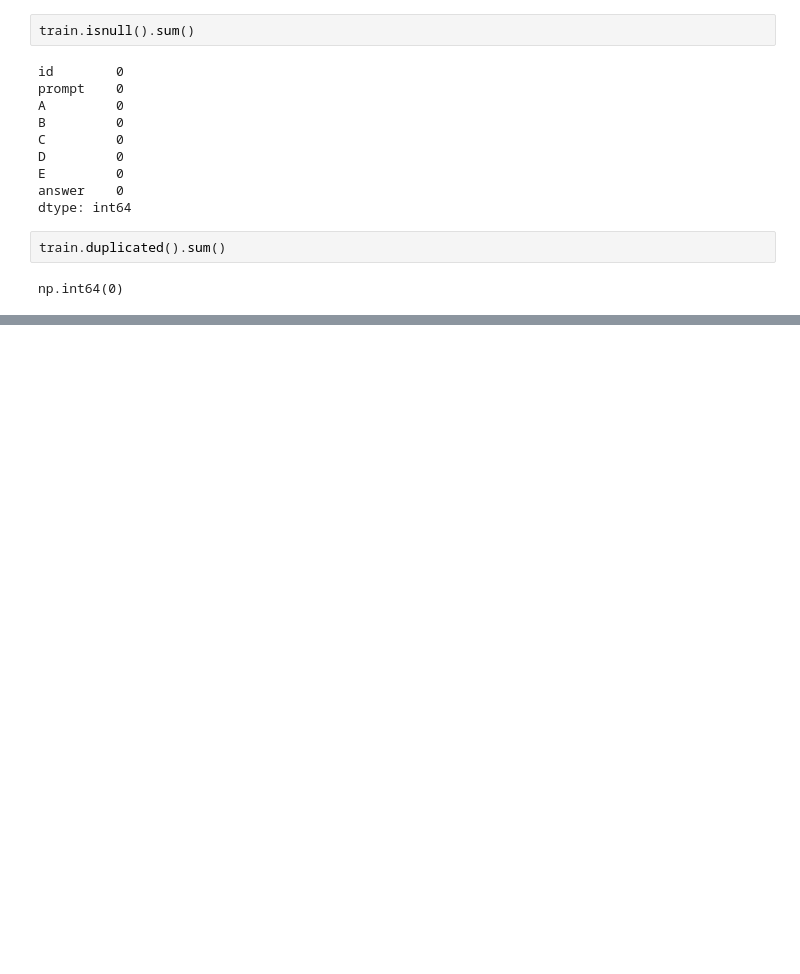
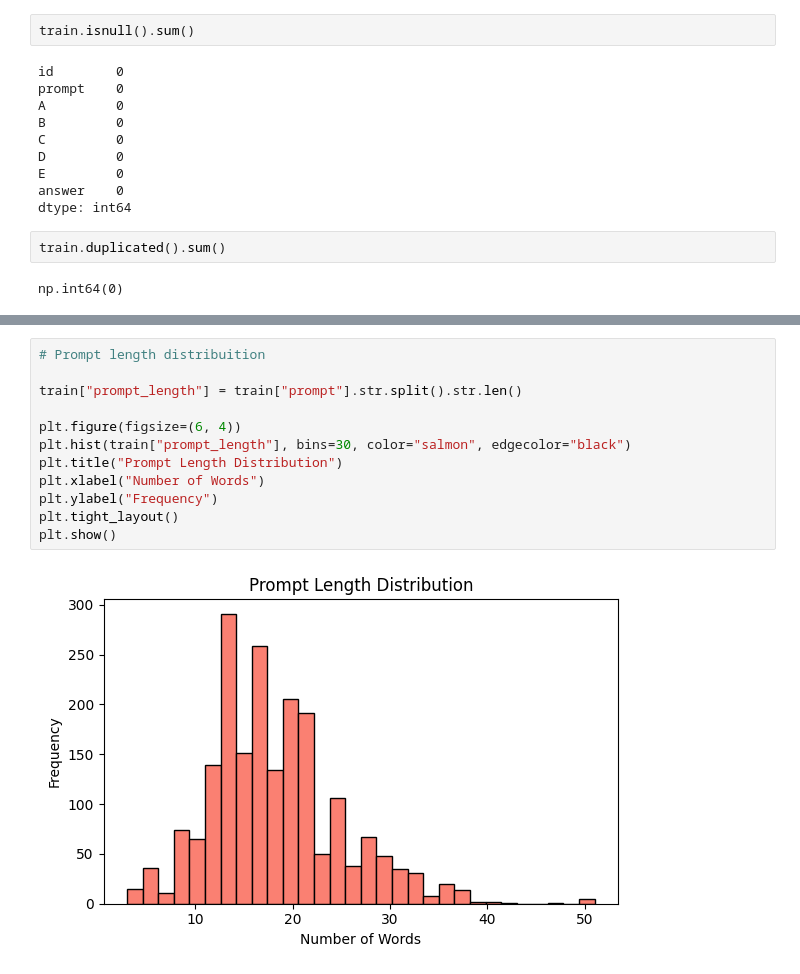
Before and after one commit to Aryan-kashyap25/smart-MCQ-Solver-Challenge, a Jupyter notebook: kaggle-notebook.ipynb, the cells around one changed output, grey strips where cells are left out. Drawn from its saved outputs; the diff is of its cells as text; blank space fills up the shorter version.

```diff
--- a/kaggle-notebook.ipynb
+++ b/kaggle-notebook.ipynb
@@ -169,0 +176,14 @@ Name: count, dtype: int64
+# %%
+# Prompt length distribuition
+
+train["prompt_length"] = train["prompt"].str.split().str.len()
+
+plt.figure(figsize=(6, 4))
+plt.hist(train["prompt_length"], bins=30, color="salmon", edgecolor="black")
+plt.title("Prompt Length Distribution")
+plt.xlabel("Number of Words")
+plt.ylabel("Frequency")
+plt.tight_layout()
+plt.show()
+# %% [output]
+[figure, added]
```
Also changed, not shown: parts of 4 cells of this notebook.
